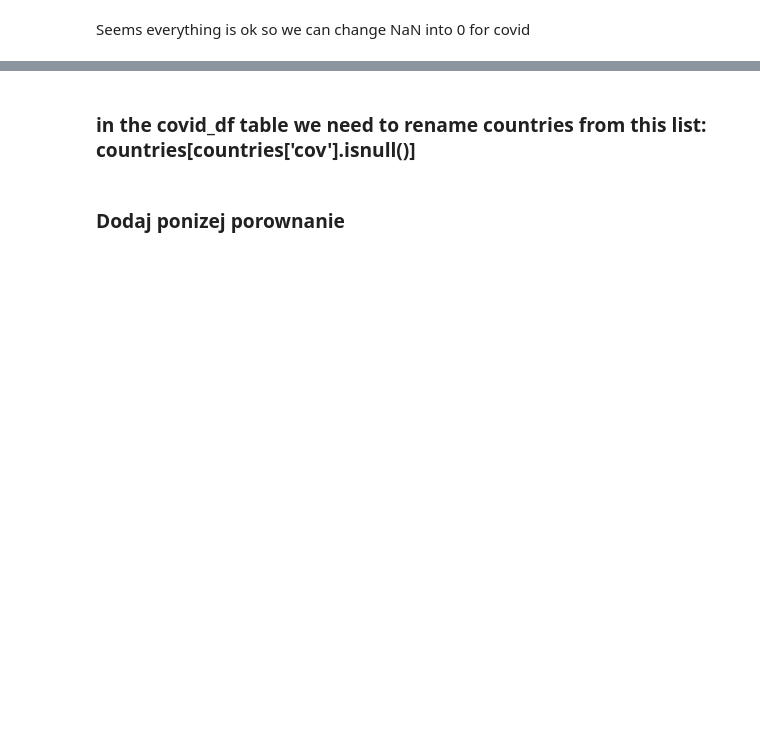
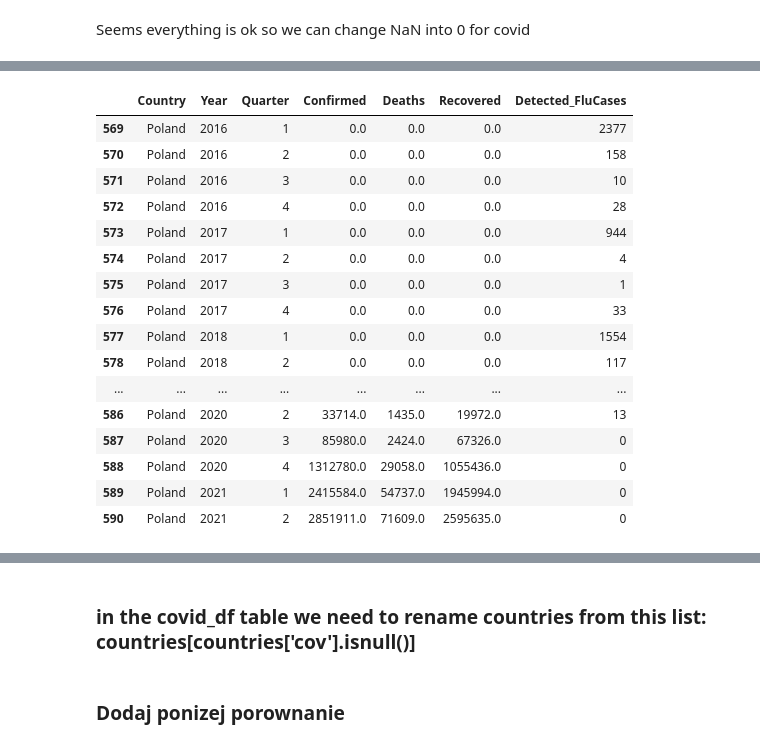
Before and after one commit to mborycki/Covid_Influenza_Comparison, a Jupyter notebook: Flu_Covid_Analysis.ipynb, the cells around one changed output, grey strips where cells are left out. Cells and saved outputs as stored; diff of their text form; code cells hidden in the pictures; blank space fills up the shorter version.

```diff
--- a/Flu_Covid_Analysis.ipynb
+++ b/Flu_Covid_Analysis.ipynb
@@ -380,9 +614,0 @@ df_covid.loc[(df_covid.Country_Region=='Germany')&(df_covid.Week==21)&(df_covid.
-# %%
-df_covid = pd.read_csv('covid_summary.csv')
-df_covid['File_Name'] = pd.to_datetime(df_covid['File_Name']).dt.date
-df_covid['Last_Update'] = pd.to_datetime(df_covid['Last_Update']).dt.date
-
-df_covid.fillna({'Deaths':0,'Confirmed':0,'Recovered':0},inplace=True)
-df_covid['Confirmed'] = df_covid['Confirmed'].astype(float)
-df_covid['Deaths'] = df_covid['Deaths'].astype(float)
-df_covid['Recovered'] = df_covid['Recovered'].astype(float)
@@ -417,2 +648,0 @@ df_covid[(df_covid.Country_Region=='Germany')&(df_covid.Week==21)&(df_covid.Year
-# %%
-df_covid = df_covid.groupby(['Country_Region','Week','Year']).agg({'Confirmed':'sum','Deaths':'sum','Recovered':'sum'}).reset_index().sort_values(['Country_Region','Week'])
@@ -563,0 +957,20 @@ for col in collist:
+# %%
+final_df_quarter[final_df_quarter.Country=='Poland']
+# %% [output]
+|  | Country | Year | Quarter | Confirmed | Deaths | Recovered | Detected_FluCases |
+| 569 | Poland | 2016 | 1 | 0.0 | 0.0 | 0.0 | 2377 |
+| 570 | Poland | 2016 | 2 | 0.0 | 0.0 | 0.0 | 158 |
+| 571 | Poland | 2016 | 3 | 0.0 | 0.0 | 0.0 | 10 |
+| 572 | Poland | 2016 | 4 | 0.0 | 0.0 | 0.0 | 28 |
+| 573 | Poland | 2017 | 1 | 0.0 | 0.0 | 0.0 | 944 |
+| 574 | Poland | 2017 | 2 | 0.0 | 0.0 | 0.0 | 4 |
+| 575 | Poland | 2017 | 3 | 0.0 | 0.0 | 0.0 | 1 |
+| 576 | Poland | 2017 | 4 | 0.0 | 0.0 | 0.0 | 33 |
+| 577 | Poland | 2018 | 1 | 0.0 | 0.0 | 0.0 | 1554 |
+| 578 | Poland | 2018 | 2 | 0.0 | 0.0 | 0.0 | 117 |
+| ... | ... | ... | ... | ... | ... | ... | ... |
+| 586 | Poland | 2020 | 2 | 33714.0 | 1435.0 | 19972.0 | 13 |
+| 587 | Poland | 2020 | 3 | 85980.0 | 2424.0 | 67326.0 | 0 |
+| 588 | Poland | 2020 | 4 | 1312780.0 | 29058.0 | 1055436.0 | 0 |
+| 589 | Poland | 2021 | 1 | 2415584.0 | 54737.0 | 1945994.0 | 0 |
+| 590 | Poland | 2021 | 2 | 2851911.0 | 71609.0 | 2595635.0 | 0 |
```
Also changed, not shown: parts of 125 cells of this notebook.
